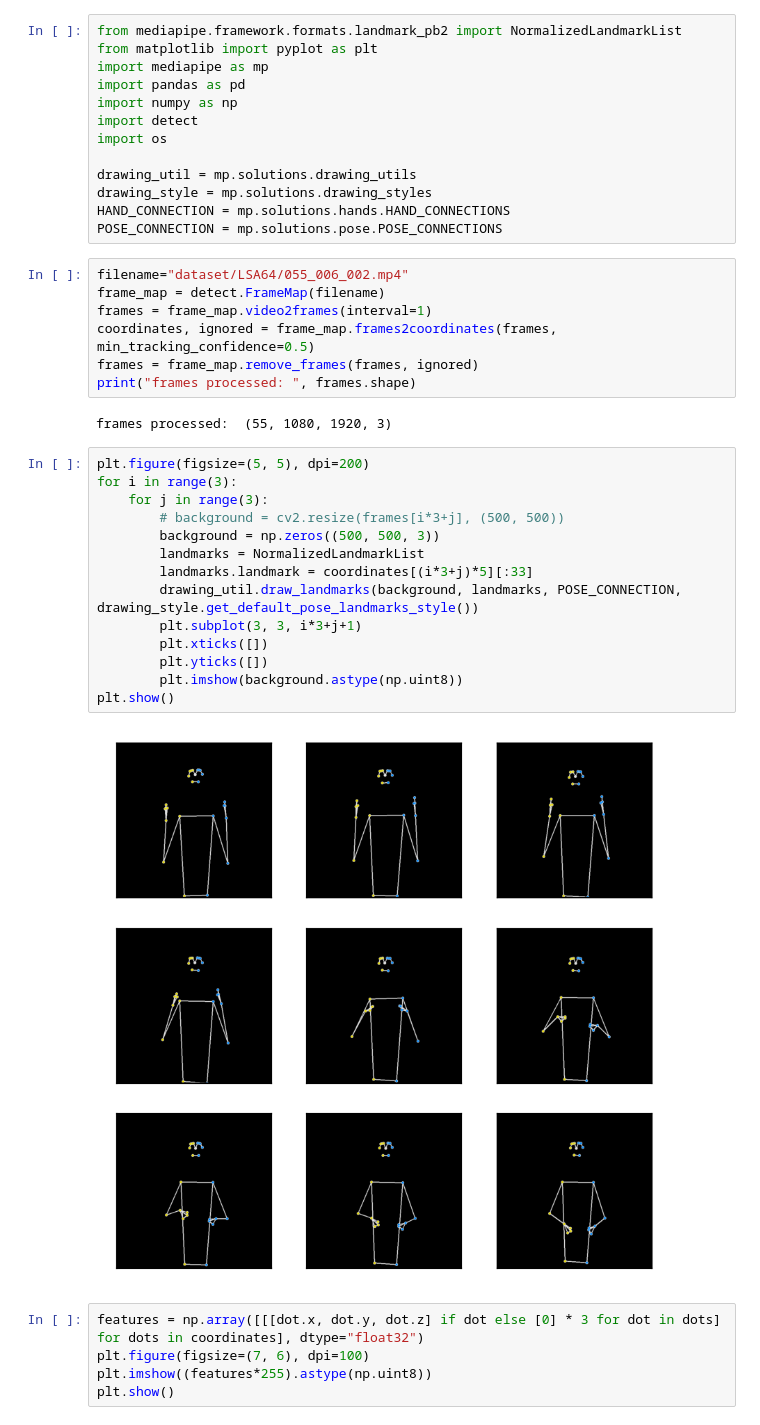
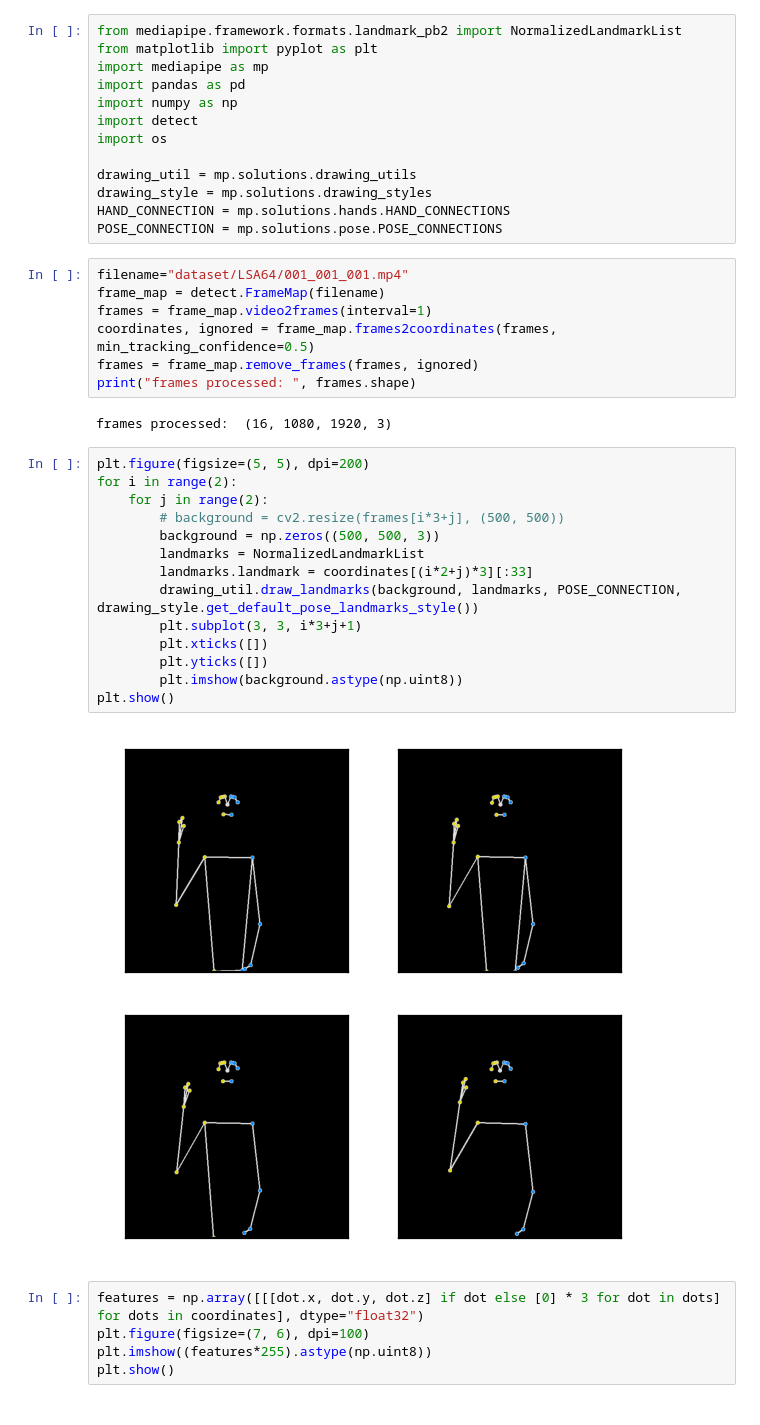
Before and after one commit to spongxin/dynamic-gesture-recognition, a Jupyter notebook: visual.ipynb, the cells around one changed output. Drawn from its saved outputs; the diff is of its cells as text.

Commit message:
Changed generate.py and visual.ipynb

```diff
--- a/visual.ipynb
+++ b/visual.ipynb
@@ -12,30 +12,30 @@ drawing_style = mp.solutions.drawing_styles
 HAND_CONNECTION = mp.solutions.hands.HAND_CONNECTIONS
 POSE_CONNECTION = mp.solutions.pose.POSE_CONNECTIONS
 # %%
-filename="dataset/LSA64/055_006_002.mp4"
+filename="dataset/LSA64/001_001_001.mp4"
 frame_map = detect.FrameMap(filename)
 frames = frame_map.video2frames(interval=1)
 coordinates, ignored = frame_map.frames2coordinates(frames, min_tracking_confidence=0.5)
 frames = frame_map.remove_frames(frames, ignored)
 print("frames processed: ", frames.shape)
 # %% [output]
-frames processed:  (55, 1080, 1920, 3)
+frames processed:  (16, 1080, 1920, 3)
 # %%
 plt.figure(figsize=(5, 5), dpi=200)
-for i in range(3):
-    for j in range(3):
+for i in range(2):
+    for j in range(2):
         # background = cv2.resize(frames[i*3+j], (500, 500))
         background = np.zeros((500, 500, 3))
         landmarks = NormalizedLandmarkList
-        landmarks.landmark = coordinates[(i*3+j)*5][:33]
+        landmarks.landmark = coordinates[(i*2+j)*3][:33]
         drawing_util.draw_landmarks(background, landmarks, POSE_CONNECTION, drawing_style.get_default_pose_landmarks_style())
         plt.subplot(3, 3, i*3+j+1)
         plt.xticks([])
         plt.yticks([])
         plt.imshow(background.astype(np.uint8))
 plt.show()
 # %% [output]
-[figure, old version]
+[figure, new version]
 # %%
 features = np.array([[[dot.x, dot.y, dot.z] if dot else [0] * 3 for dot in dots] for dots in coordinates], dtype="float32")
 plt.figure(figsize=(7, 6), dpi=100)
```
Also changed, not shown: 1 other file.
